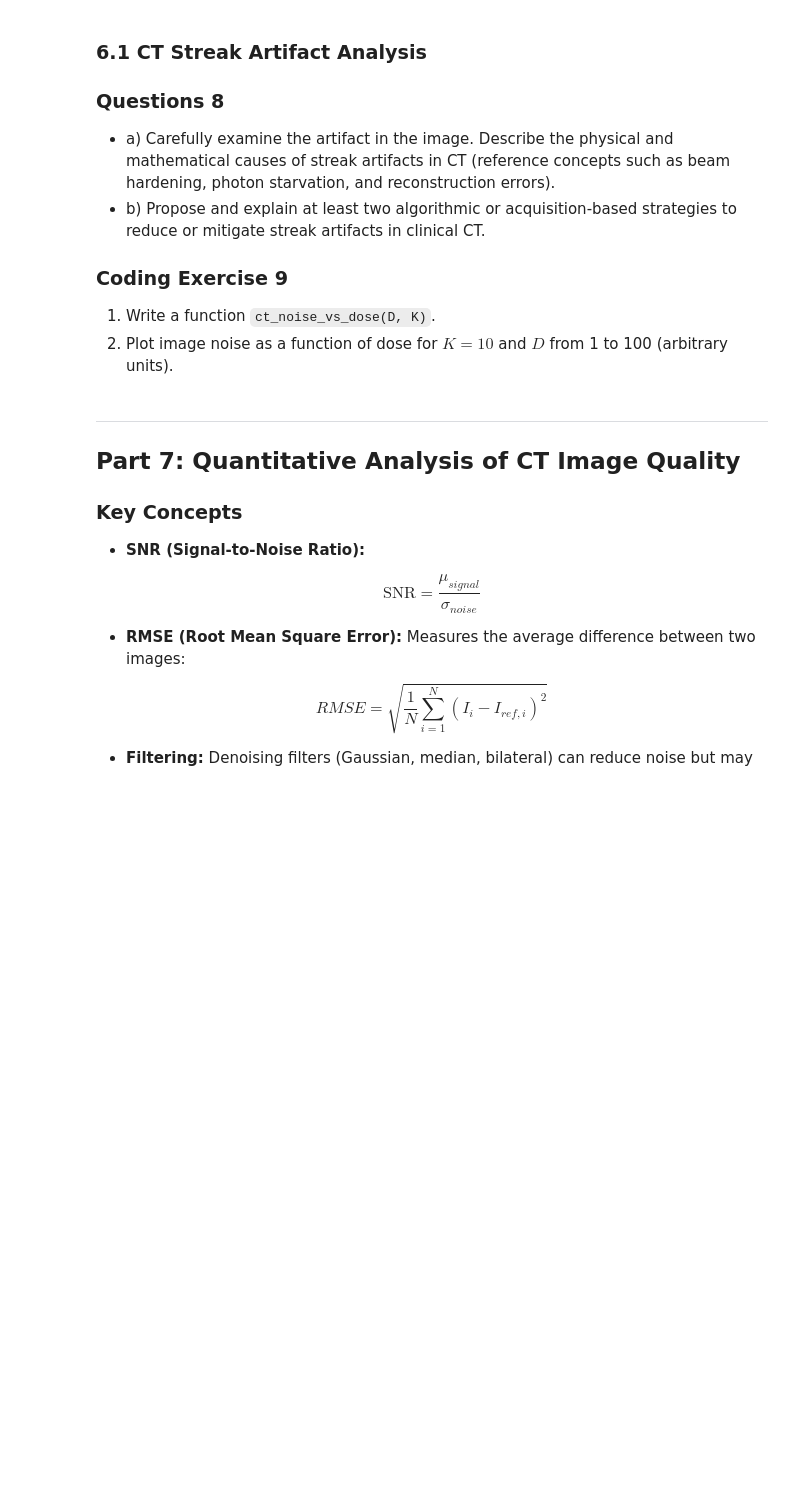
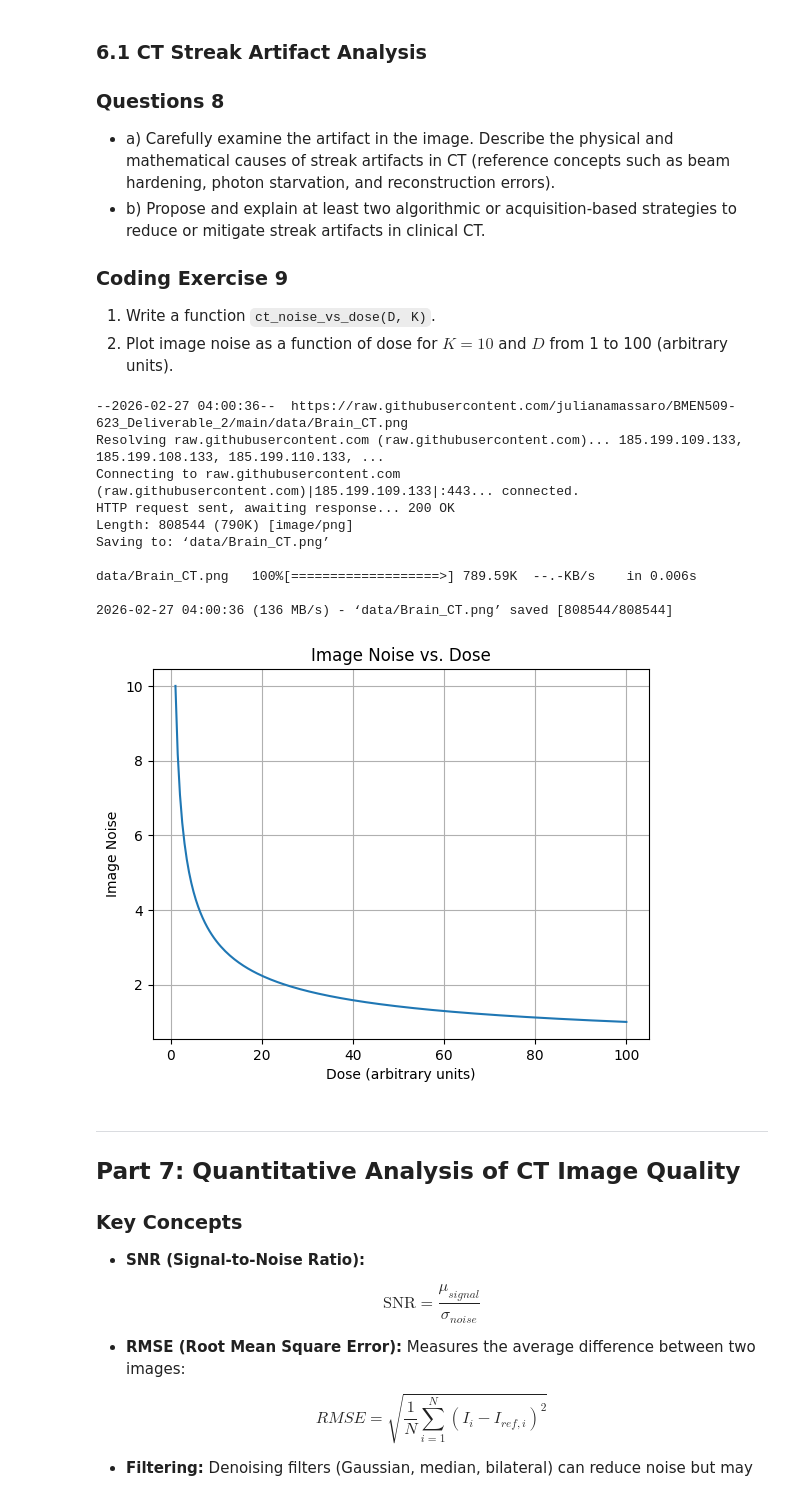
Before and after one commit to julianamassaro/BMEN509-623_Deliverable_2, a Jupyter notebook: deliverable-02-starter.ipynb, the cells around one changed output. Saved outputs shown, nothing was run; the diff lists cells and outputs as text; code cells hidden in the pictures; blank space fills up the shorter version.

```diff
--- a/deliverable-02-starter.ipynb
+++ b/deliverable-02-starter.ipynb
@@ -626,15 +655,48 @@ $$\sigma = \frac{K}{\sqrt{D}}$$
 # %%
 # USE IMAGE 'Brain_CT.png'
 
+import os
+if not os.path.exists('data'):
+    os.makedirs('data')
+
+!wget -O data/Brain_CT.png https://raw.githubusercontent.com/julianamassaro/BMEN509-623_Deliverable_2/main/data/Brain_CT.png
+
+from PIL import Image
+img = Image.open('data/Brain_CT.png').convert('L')
+I = np.asarray(img).astype(np.float32)
+
 # TODO: Write a function ct_noise_vs_dose(D, K)
-# def ct_noise_vs_dose(D, K):
-#     ...
+def ct_noise_vs_dose(D, K):
+    return K / np.sqrt(D)
 
 # TODO: Plot image noise as a function of dose
-# ...
+D = np.linspace(1, 100, 200)
+K = 10
+
+noise = ct_noise_vs_dose(D, K)
+
+plt.figure()
+plt.plot(D, noise)
+plt.xlabel('Dose (arbitrary units)')
+plt.ylabel('Image Noise')
+plt.title('Image Noise vs. Dose')
+plt.grid(True)
+plt.show()
 
 # TODO: Analyze and discuss the results
 # ...
+# %% [output]
+--2026-02-27 04:00:36--  https://raw.githubusercontent.com/julianamassaro/BMEN509-623_Deliverable_2/main/data/Brain_CT.png
+Resolving raw.githubusercontent.com (raw.githubusercontent.com)... 185.199.109.133, 185.199.108.133, 185.199.110.133, ...
+Connecting to raw.githubusercontent.com (raw.githubusercontent.com)|185.199.109.133|:443... connected.
+HTTP request sent, awaiting response... 200 OK
+Length: 808544 (790K) [image/png]
+Saving to: ‘data/Brain_CT.png’
+
+data/Brain_CT.png   100%[===================>] 789.59K  --.-KB/s    in 0.006s
+
+2026-02-27 04:00:36 (136 MB/s) - ‘data/Brain_CT.png’ saved [808544/808544]
+[figure, added]
 # %% [markdown]
 ---
 
```
Also changed, not shown: parts of 2 cells of this notebook.
